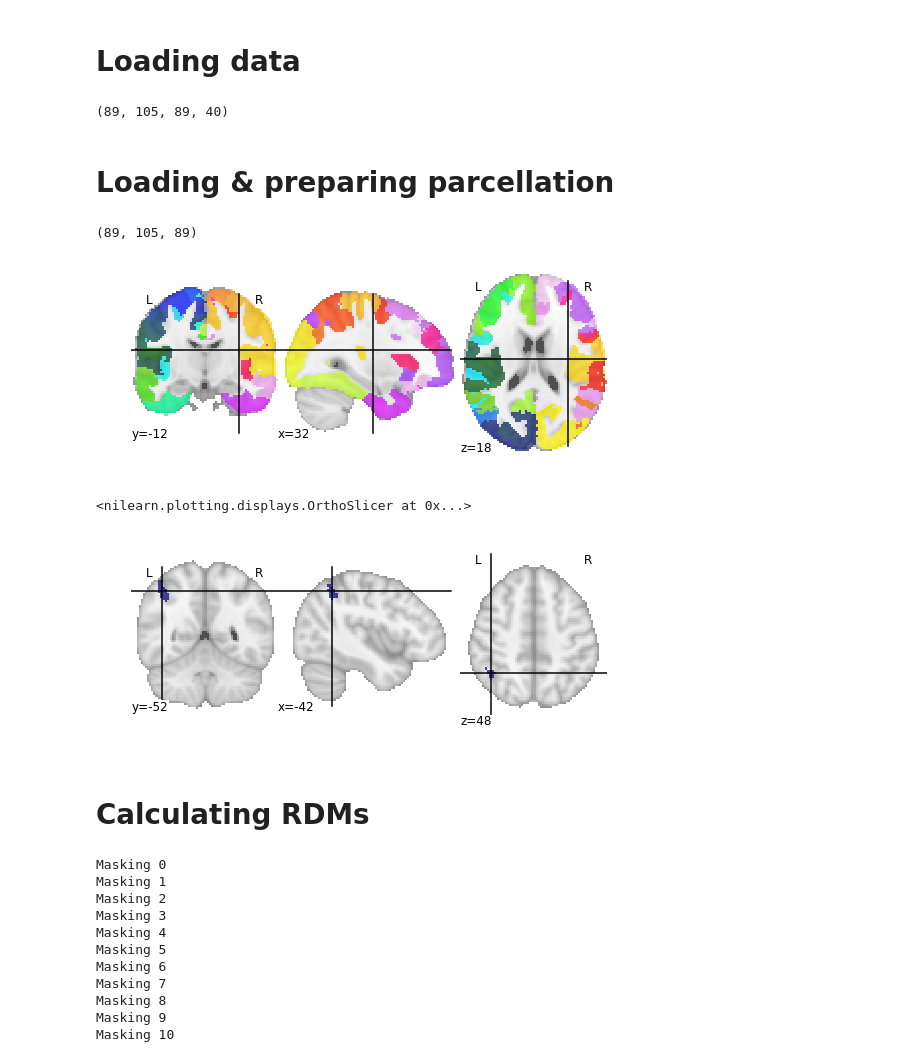
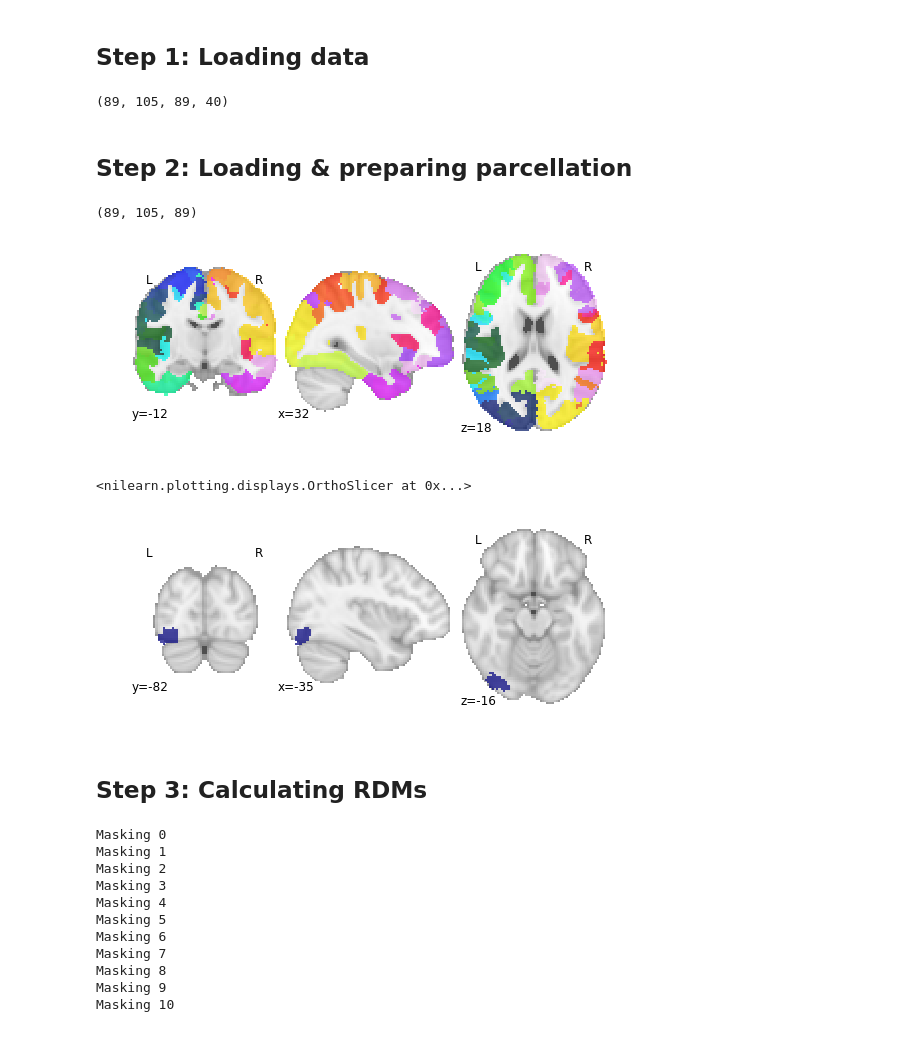
Before and after one commit to kfinc/self-regulation-ontology-survey_fmri, a Jupyter notebook: 03-RSA.ipynb, the cells around one changed output. Drawn from its saved outputs; the diff is of its cells as text; code cells hidden in the pictures.

```diff
--- a/03-RSA.ipynb
+++ b/03-RSA.ipynb
@@ -17,9 +17,9 @@ from nilearn import datasets, plotting, input_data, signal, image
 from nilearn.input_data import NiftiLabelsMasker
 
 from secondlevel_utils import *
-# %% [markdown]
-Loading data
-=====================
+# %% [markdown]
+Step 1: Loading data
+--------------------
 # %%
 zmaps_dir = f'/home/finc/Dropbox/Projects/SelfReg/data/neuroimaging/1stlevel_surveyMedley/'
 
@@ -33,14 +32,13 @@ zmaps.shape
 # %% [output]
 (89, 105, 89, 40)
 # %% [markdown]
-Loading & preparing parcellation
-===============================
+Step 2: Loading & preparing parcellation
+----------------------------------------
 # %%
 # loading Schaefer atlas (400 regions)
 atlas_filename = '/home/finc/Dropbox/Projects/SelfReg/support/Schaefer2018_400Parcels_7Networks_order_FSLMNI152_2mm.nii.gz'
 parcel = nib.load(atlas_filename)
-plotting.plot_roi(atlas_filename)
-#schaefer = NiftiLabelsMasker(atlas_filename)
+plotting.plot_roi(atlas_filename, draw_cross = False)
 
 # resampling parcellation to zmaps size
 parcel = image.resample_to_img(parcel, zmaps, interpolation='nearest')
@@ -48,17 +46,17 @@ parcel = image.resample_to_img(parcel, zmaps, interpolation='nearest')
 parcel.shape
 # %% [output]
 (89, 105, 89)
-[figure, old version]
+[figure, new version]
 # %%
 # plotting example of the mask file
-mask = get_ROI_from_parcel(parcel, 130, threshold = 3)
-plotting.plot_roi(mask)
+mask = get_ROI_from_parcel(parcel, 5, threshold = 3)
+plotting.plot_roi(mask, draw_cross = False)
 # %% [output]
 <nilearn.plotting.displays.OrthoSlicer at 0x...>
-[figure, old version]
+[figure, new version]
-# %% [markdown]
-Calculating RDMs
-======================
+# %% [markdown]
+Step 3: Calculating RDMs
+------------------------
 # %%
 n_rois = 400
 rdms = np.zeros((n_rois, 40, 40))
```
Also changed, not shown: parts of 1 cell of this notebook.
